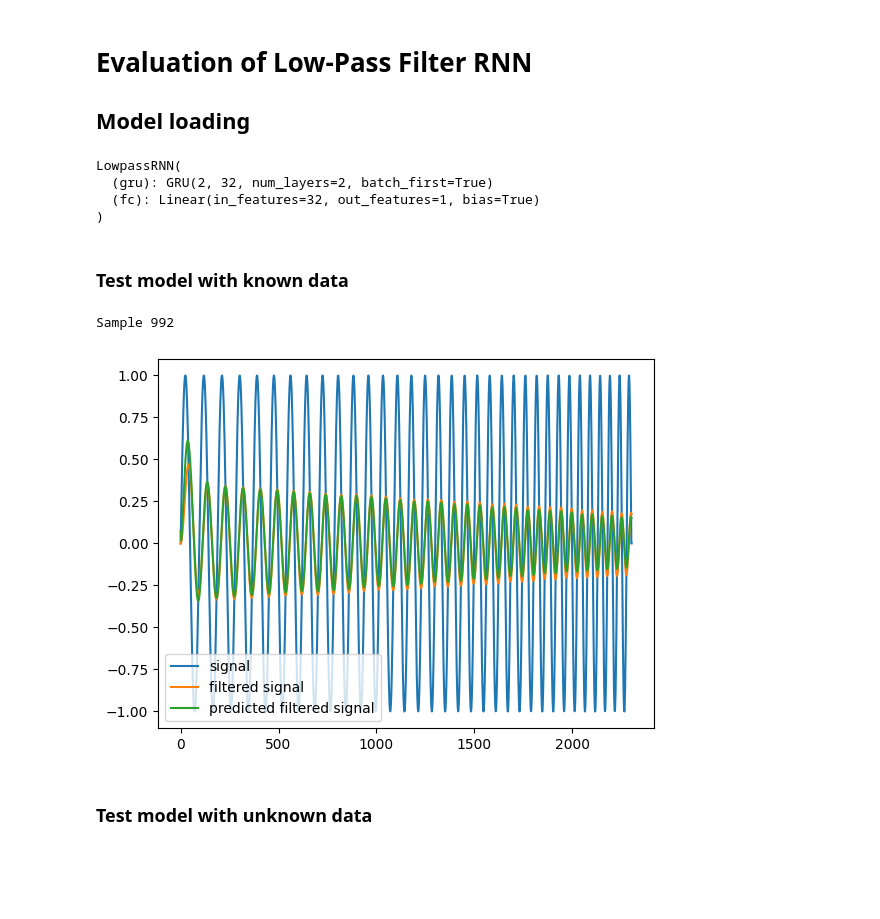
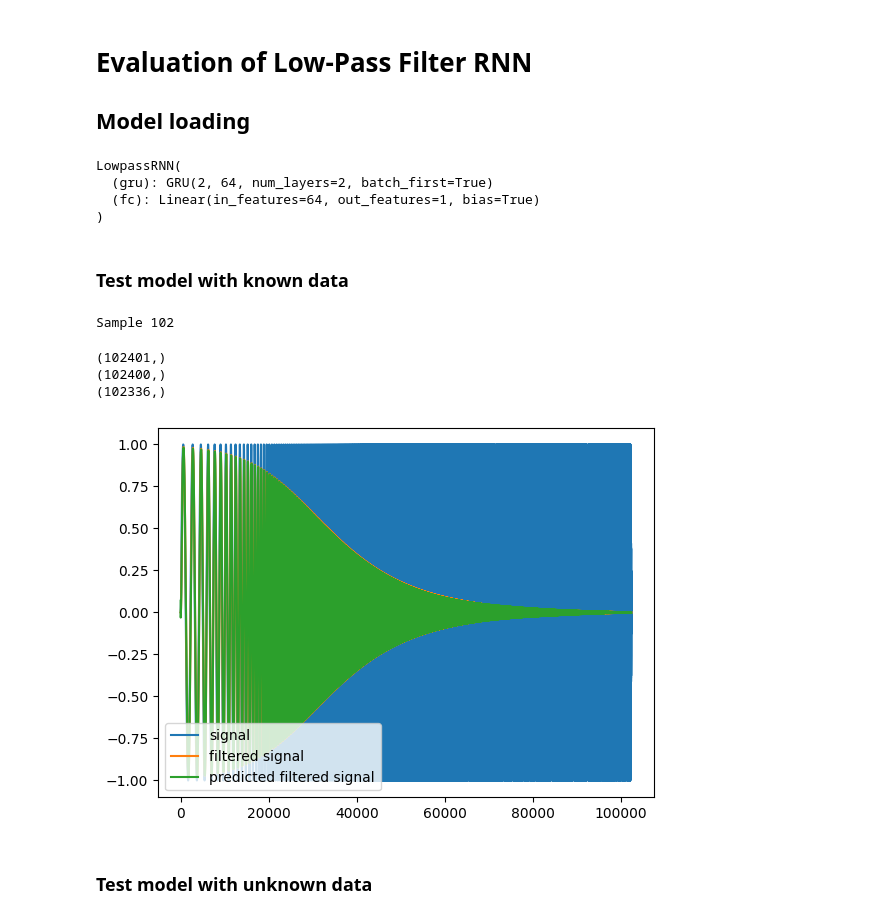
Before and after one commit to grybouilli/first-order-lowpass-GRU, a Jupyter notebook: model_eval.ipynb, the cells around one changed output. Cells and saved outputs as stored; diff of their text form; code cells hidden in the pictures; blank space fills up the shorter version.

Commit message:
feat: eval of good model

```diff
--- a/model_eval.ipynb
+++ b/model_eval.ipynb
@@ -8,28 +8,30 @@ from pathlib import Path
 import numpy as np
 import os
 # %%
-hidden_size = 32
+hidden_size = 64
 num_layers = 2
 buffer_size = 96
 sample_rate = 48000
-checkpoint_folder = "checkpoints-6"
-dataset_folder = "dataset-6"
-dataset_size = 1114
+checkpoint_folder = "checkpoints-8"
+dataset_folder = "dataset-1"
+dataset_size = 599
 # %%
 state = torch.load(
-    os.path.join(checkpoint_folder, Path(r"best.pt")),
+    "lowpass_rnn.pt",
+    map_location=torch.device("cpu")
 )
 filter_rnn = LowpassRNN(hidden_size, num_layers)
-filter_rnn.load_state_dict(state["model_state_dict"])
+filter_rnn.load_state_dict(state)
 filter_rnn.eval()
 # %% [output]
 LowpassRNN(
-  (gru): GRU(2, 32, num_layers=2, batch_first=True)
-  (fc): Linear(in_features=32, out_features=1, bias=True)
+  (gru): GRU(2, 64, num_layers=2, batch_first=True)
+  (fc): Linear(in_features=64, out_features=1, bias=True)
 )
 # %% [markdown]
 ### Test model with known data
 # %%
+from create_dataset_v2 import normalize_freq
 def run_inference(
     model: LowpassRNN,
     input: np.ndarray,
@@ -41,32 +43,31 @@ def run_inference(
     Args:
         model:       trained LowpassRNN
         input:       raw audio signal of length N, where N is a multiple of buffer_size
-        cutoff_freq: cutoff frequency in Hz
+        fc_norm:     normalized cutoff frequency (2 * cutoff_freq / sample_rate)
         buffer_size: must match the buffer_size used during training
         sample_rate: must match the sample_rate used during training
     Returns:
         filtered signal of length N
     """
-    model.eval()  # disable dropout etc. if any
+    model.eval()
 
-    # fc_norm = (2 * cutoff_freq) / sample_rate
     n_buffers = len(input) // buffer_size
     output_buffers = []
     hidden = None
 
-    with torch.no_grad():  # disable gradient tracking, saves memory and speeds up inference
+    with torch.no_grad():
         for i in range(n_buffers):
             buffer = input[i * buffer_size : (i + 1) * buffer_size]
-            x = torch.from_numpy(buffer).float()          # (buffer_size,) — zero copy
-            # shape: (1, buffer_size, 2) — batch size of 1
+            x = torch.from_numpy(buffer).float()  # (buffer_size,)
             fc_channel = torch.full((buffer_size,), fc_norm)
             x = torch.stack([x, fc_channel], dim=-1).unsqueeze(0)  # (1, buffer_size, 2)
 
             output, hidden = model(x, hidden)
-            # output shape: (1, buffer_size, 1) → flatten to (buffer_size,)
-            output_buffers.append(output.squeeze().numpy())
 
-    return np.concatenate(output_buffers)  # shape: (N,)
+            # .cpu() handles both CUDA and CPU tensors safely before .numpy()
+            output_buffers.append(output.squeeze().cpu().numpy())  # (buffer_size,)
+
+    return np.concatenate(output_buffers)  # (N,)
 # %%
 from random import randint
 
@@ -79,19 +80,25 @@ y_pred = run_inference(
     filter_rnn, x[:-1], fc_norm=x[-1], buffer_size=buffer_size, sample_rate=sample_rate
 )
 # %% [output]
-Sample 992
+Sample 102
 # %%
 import matplotlib.pyplot as plt
 
+print(x.shape)
+print(y.shape)
+print(y_pred.shape)
 t = np.arange(len(y))
 plt.figure()
 plt.plot(t, x[:-1], label="signal")
 plt.plot(t, y, label="filtered signal")
-plt.plot(t, y_pred, label="predicted filtered signal")
+plt.plot(t[:min(len(t), len(y_pred))], y_pred, label="predicted filtered signal")
 plt.legend(loc="lower left")
 plt.show()
 # %% [output]
+(102401,)
+(102400,)
+(102336,)
-[figure, old version]
+[figure, new version]
 # %% [markdown]
 ### Test model with unknown data
 # %%
```
Also changed, not shown: parts of 6 cells of this notebook.
